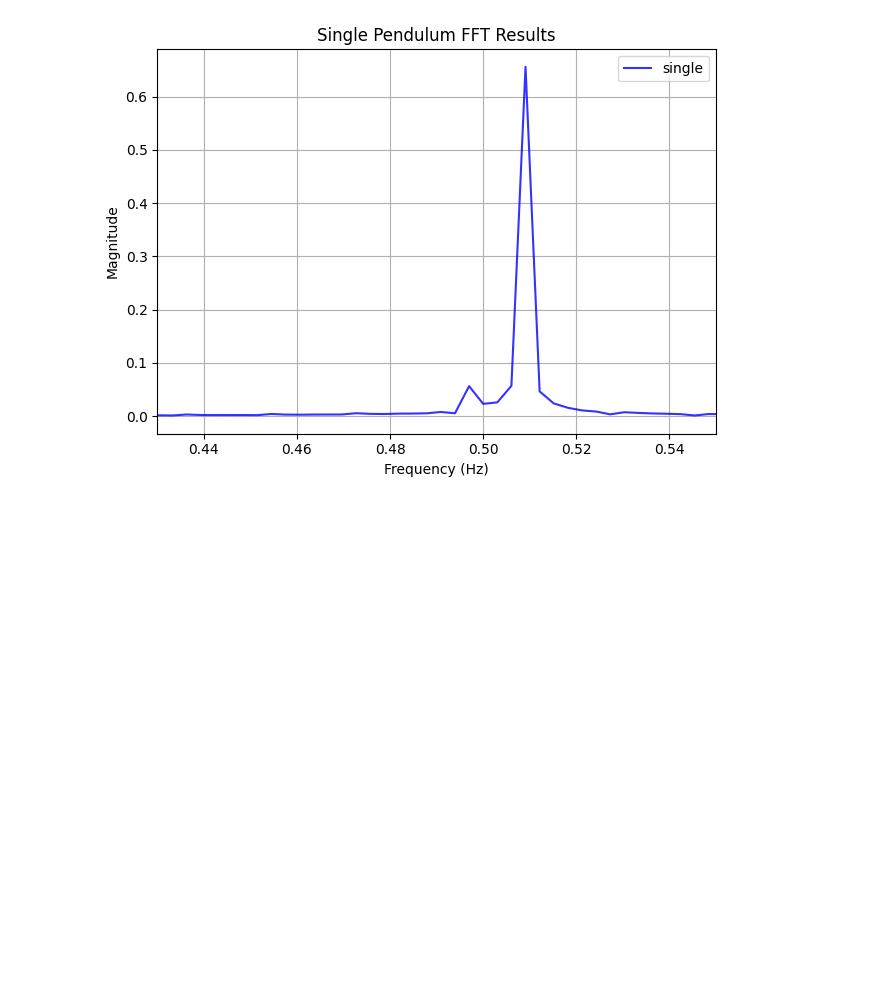
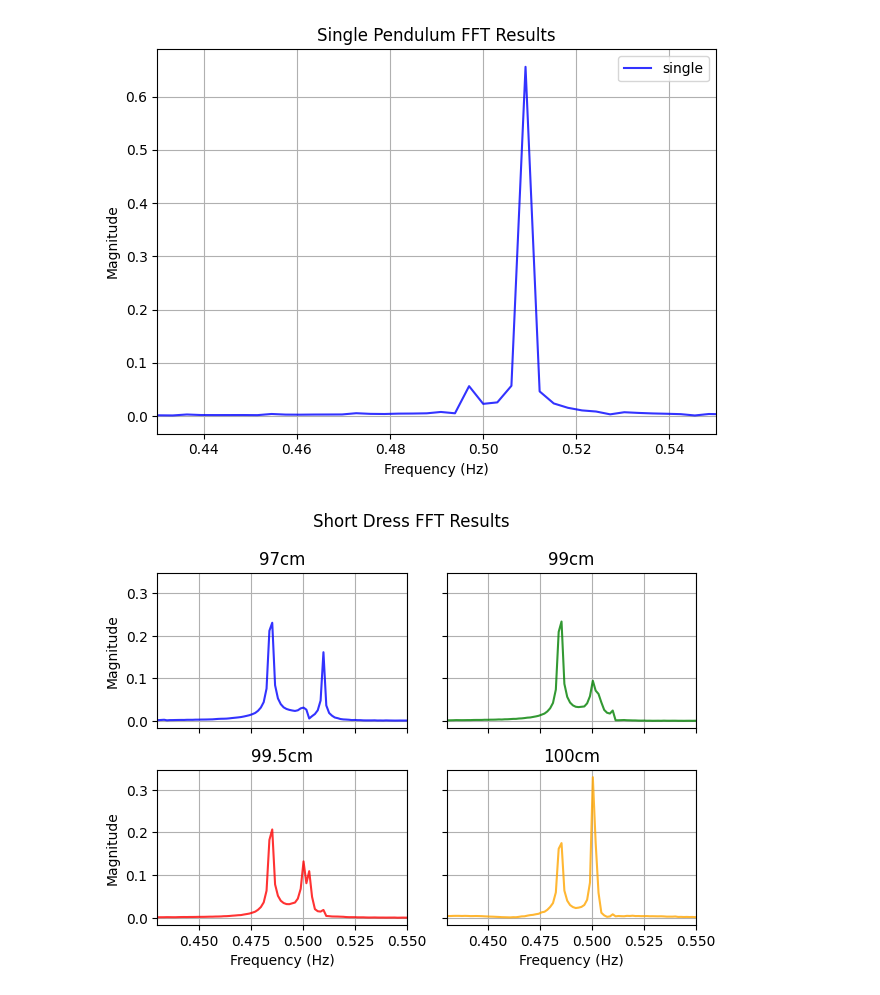
Before and after one commit to kij1n/physics-data-analysis, a Jupyter notebook: sessions/salvaging-project.ipynb, the cells around one changed output. Cells and saved outputs as stored; diff of their text form; code cells hidden in the pictures; blank space fills up the shorter version.

```diff
--- a/sessions/salvaging-project.ipynb
+++ b/sessions/salvaging-project.ipynb
@@ -105,3 +105,20 @@ plot_fft_results_all(
 plt.show()
 # %% [output]
 [figure]
+# %%
+df = prepare_data("../data/session-6/short-skirt.csv", cols)
+short_dress = PendulumsData(cols, labels, lengths, df)
+short_dress.preprocess_offsets()
+short_dress.normalize()
+short_dress_fit = ResonanceFitData(L_d, short_dress)
+short_dress_fit.perform_fft()
+
+plot_fft_results_each(
+    short_dress_fit.fft_results,
+    title="Short Dress FFT Results",
+    labels=short_dress.labels,
+)
+save_plot("salvaging/short_dress_fft_results_each.pdf")
+plt.show()
+# %% [output]
+[figure, added]
```
Also changed, not shown: parts of 1 cell of this notebook, 3 other files.
